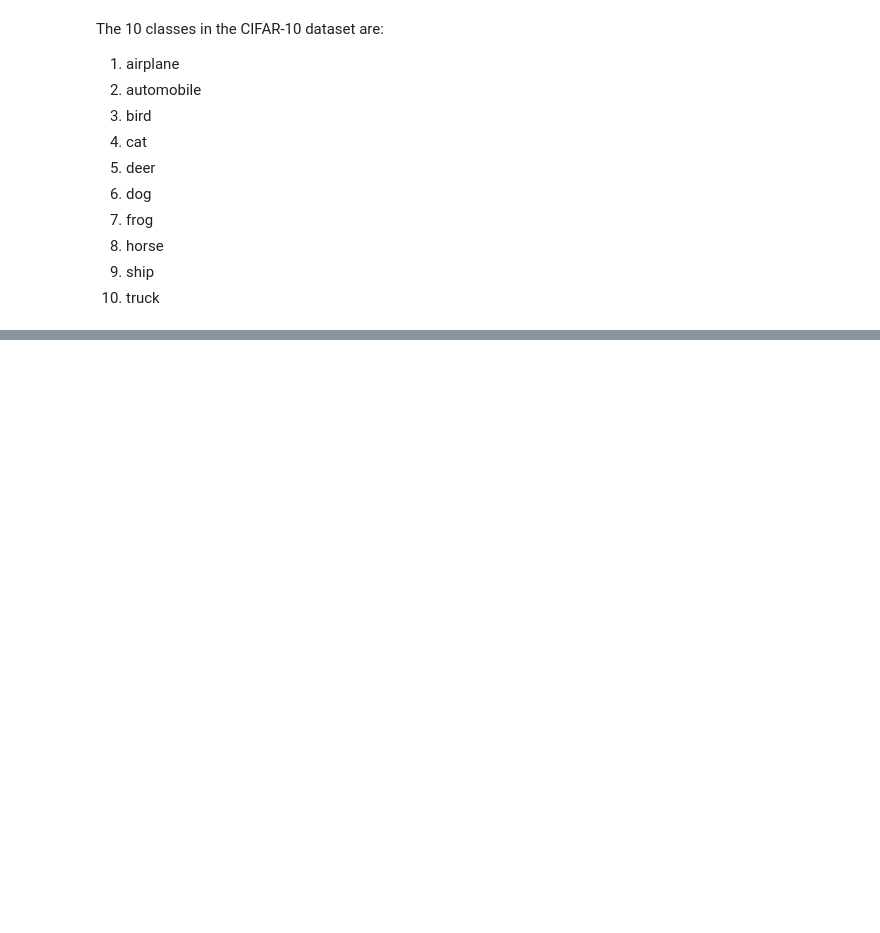
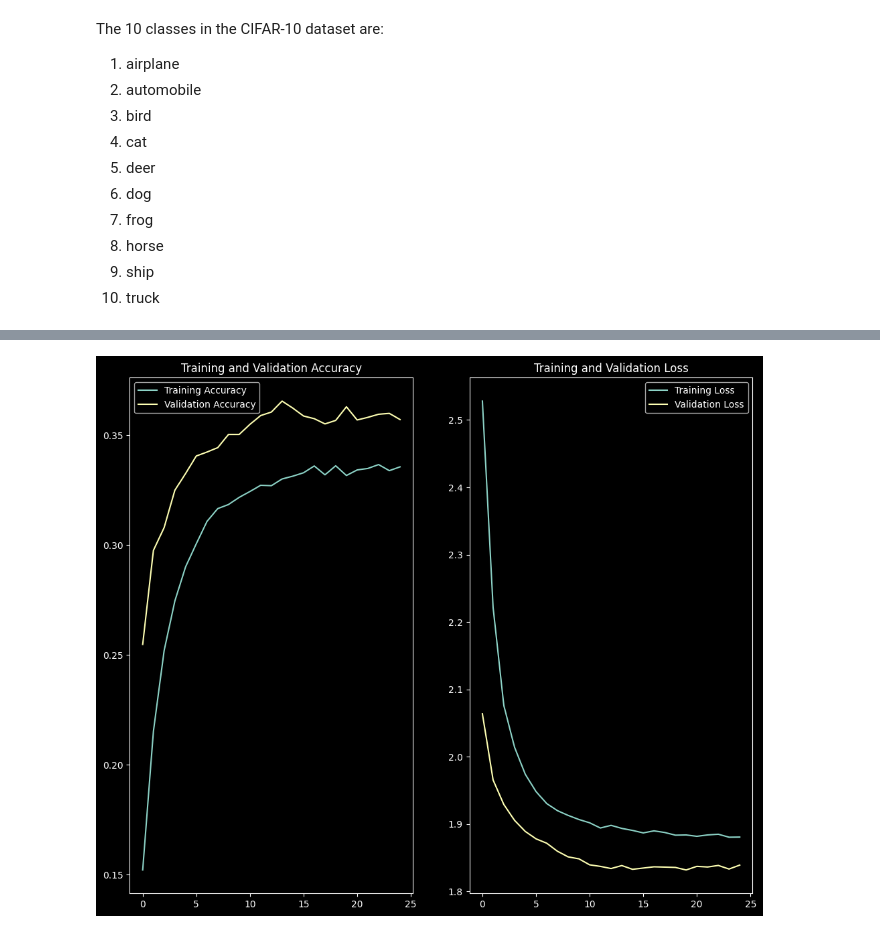
Before and after one commit to debjitpal5040/Deep_Learning_Algorithms, a Jupyter notebook: Tensorflow/cifar10.ipynb, the cells around one changed output, grey strips where cells are left out. Saved outputs shown, nothing was run; the diff lists cells and outputs as text; code cells hidden in the pictures; blank space fills up the shorter version.

```diff
--- a/Tensorflow/cifar10.ipynb
+++ b/Tensorflow/cifar10.ipynb
@@ -57,6 +87,6 @@ plot_sample(101)
 # %%
-X_train = X_train / 255
-X_test = X_test / 255
+X_train = X_train / 255.0
+X_test = X_test / 255.0
 # %%
 ann = Sequential(
     layers=[
@@ -119,22 +203,24 @@ print(
 # %%
 epochs_range = range(epochs)
 
 # Plot the training and validation accuracy
 plt.figure(figsize=(12, 10))
 plt.subplot(1, 2, 1)
 plt.plot(epochs_range, ann_train_acc, label="Training Accuracy")
 plt.plot(epochs_range, ann_val_acc, label="Validation Accuracy")
-plt.legend(loc="upper left")
+plt.legend(loc="best")
 plt.title("Training and Validation Accuracy")
 
 # Plot the training and validation loss
 plt.subplot(1, 2, 2)
 plt.plot(epochs_range, ann_train_loss, label="Training Loss")
 plt.plot(epochs_range, ann_val_loss, label="Validation Loss")
-plt.legend(loc="upper right")
+plt.legend(loc="best")
 plt.title("Training and Validation Loss")
 
 plt.savefig("../Images/cifar10_ann_acc_loss.png", bbox_inches="tight")
+# %% [output]
+[figure, added]
 # %%
 ann_test_loss, ann_test_accuracy = ann.evaluate(X_test, y_test)
 print("Test loss:", ann_test_loss)
```
Also changed, not shown: parts of 13 cells of this notebook, 12 other files.
